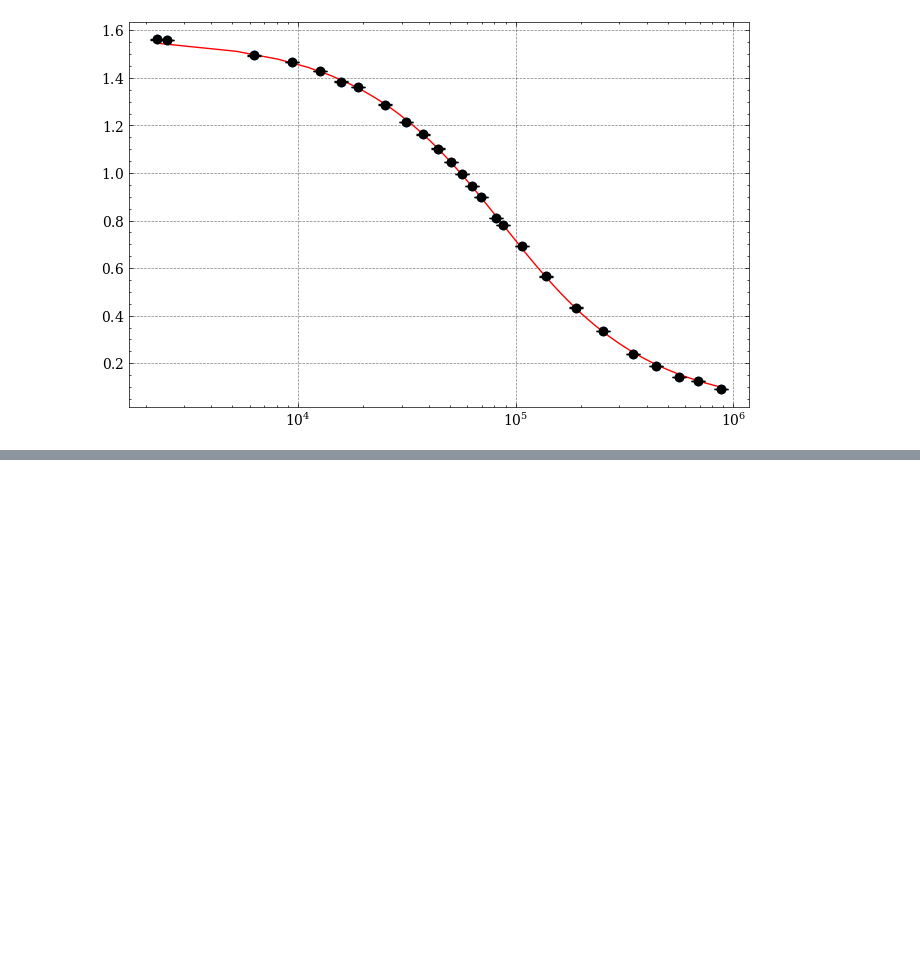
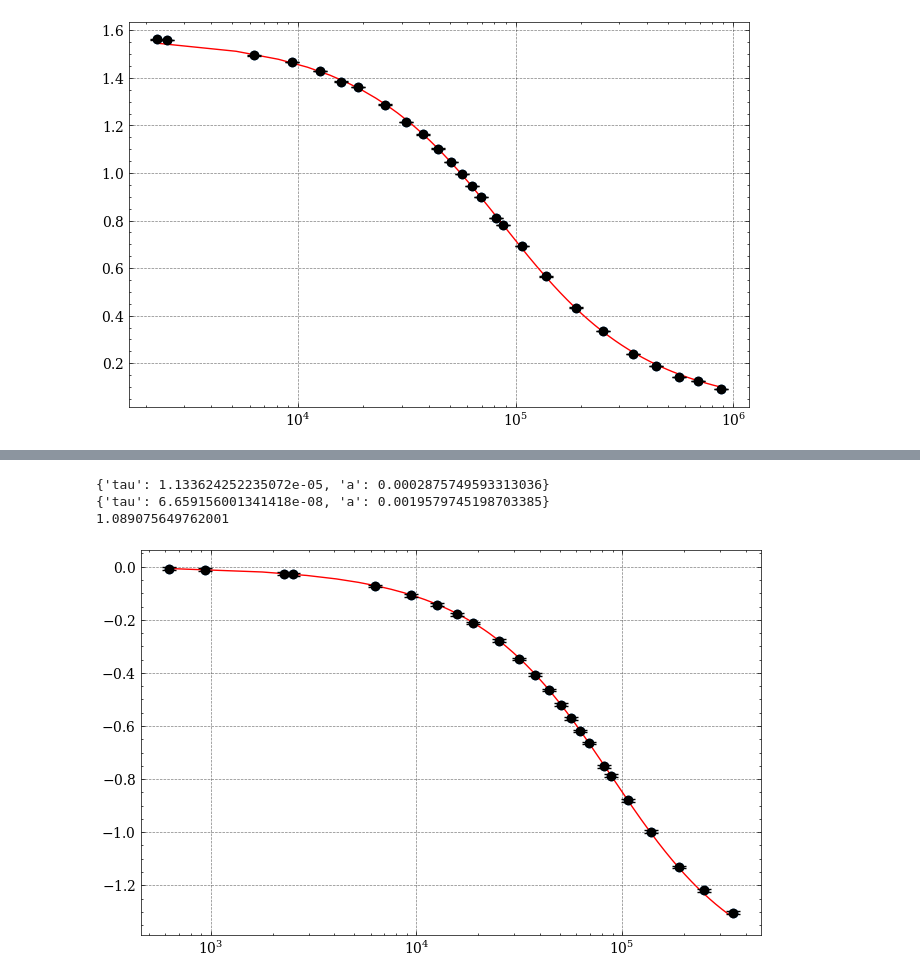
Before and after one commit to Yedi278/Lab2, a Jupyter notebook: Circuiti_3/RC.ipynb, the cells around one changed output, grey strips where cells are left out. Saved outputs shown, nothing was run; the diff lists cells and outputs as text; code cells hidden in the pictures; blank space fills up the shorter version.

```diff
--- a/Circuiti_3/RC.ipynb
+++ b/Circuiti_3/RC.ipynb
@@ -252,0 +204,14 @@ plt.plot(x, fase_R(x*2*np.pi, f_m.values['tau'], f_m.values['a']), label='Teoric
+# %%
+f_f = Fit(freqs[:-4]*2*np.pi, -fase_c[:-4], fase_C, 0.005, kwargs={'tau':12e-6, 'a':0})
+f_f.fit()
+fig, ax = f_f.visualize()
+fig.set_size_inches(8,5)
+print(f_f.values)
+print(f_f.errors)
+print(f_f.fval/f_f.ndof)
+plt.xscale('log')
+# %% [output]
+{'tau': 1.133624252235072e-05, 'a': 0.0002875749593313036}
+{'tau': 6.659156001341418e-08, 'a': 0.0019579745198703385}
+1.089075649762001
+[figure, added]
```
Also changed, not shown: parts of 13 cells of this notebook, 18 other files.
